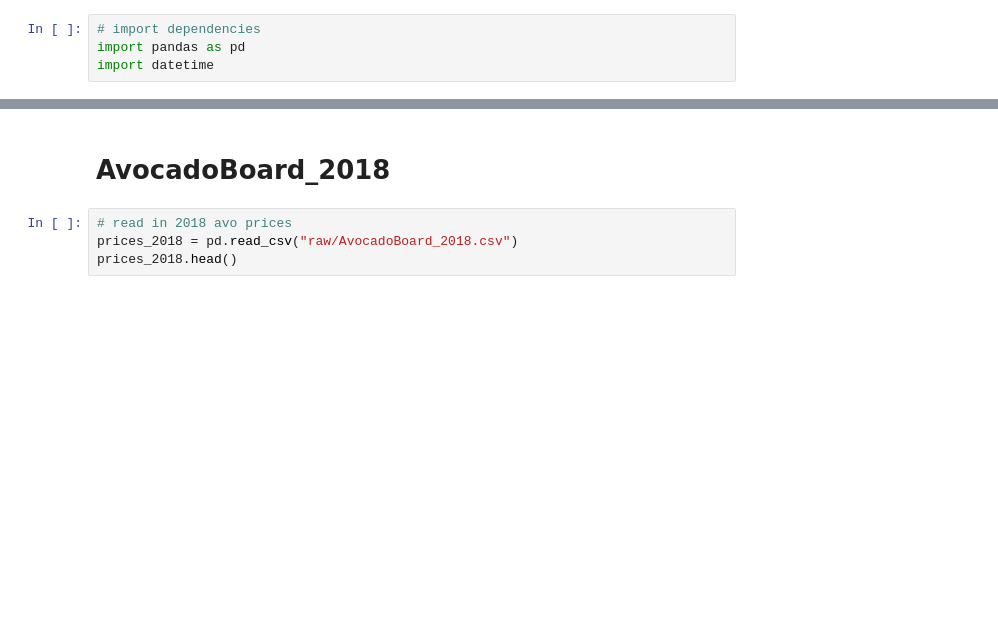
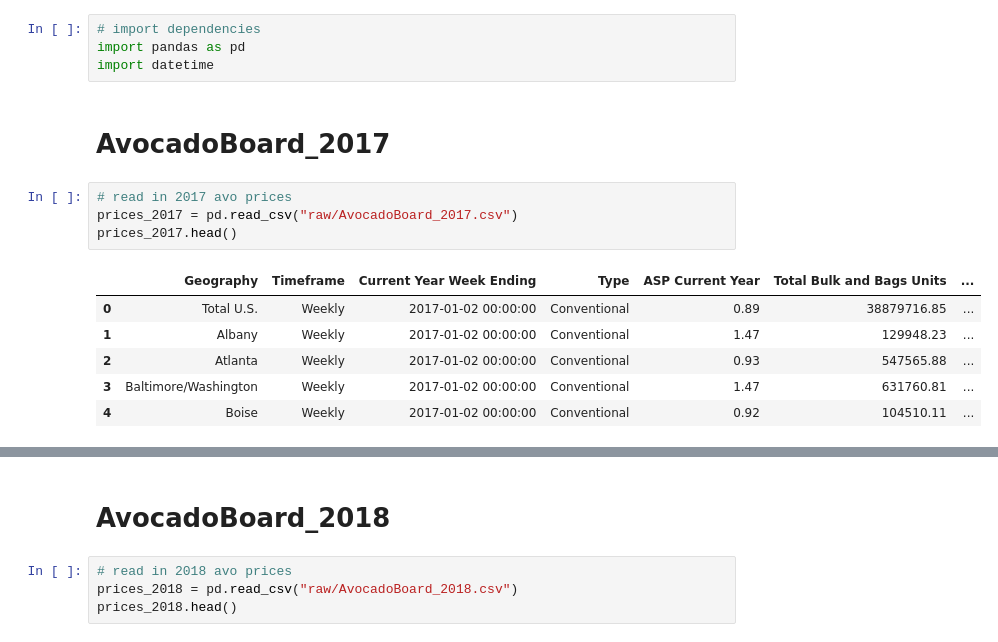
Before and after one commit to davidmcbee/Health_and_Avocados, a Jupyter notebook: clean_prices.ipynb, the cells around one changed output, grey strips where cells are left out. Saved outputs shown, nothing was run; the diff lists cells and outputs as text; blank space fills up the shorter version.

```diff
--- a/clean_prices.ipynb
+++ b/clean_prices.ipynb
@@ -2,3 +2,16 @@
 # import dependencies
 import pandas as pd
 import datetime
+# %% [markdown]
+# AvocadoBoard_2017
+# %%
+# read in 2017 avo prices
+prices_2017 = pd.read_csv("raw/AvocadoBoard_2017.csv")
+prices_2017.head()
+# %% [output]
+|  | Geography | Timeframe | Current Year Week Ending | Type | ASP Current Year | Total Bulk and Bags Units | ... |
+| 0 | Total U.S. | Weekly | 2017-01-02 00:00:00 | Conventional | 0.89 | 38879716.85 | ... |
+| 1 | Albany | Weekly | 2017-01-02 00:00:00 | Conventional | 1.47 | 129948.23 | ... |
+| 2 | Atlanta | Weekly | 2017-01-02 00:00:00 | Conventional | 0.93 | 547565.88 | ... |
+| 3 | Baltimore/Washington | Weekly | 2017-01-02 00:00:00 | Conventional | 1.47 | 631760.81 | ... |
+| 4 | Boise | Weekly | 2017-01-02 00:00:00 | Conventional | 0.92 | 104510.11 | ... |
```
Also changed, not shown: parts of 7 cells of this notebook.
